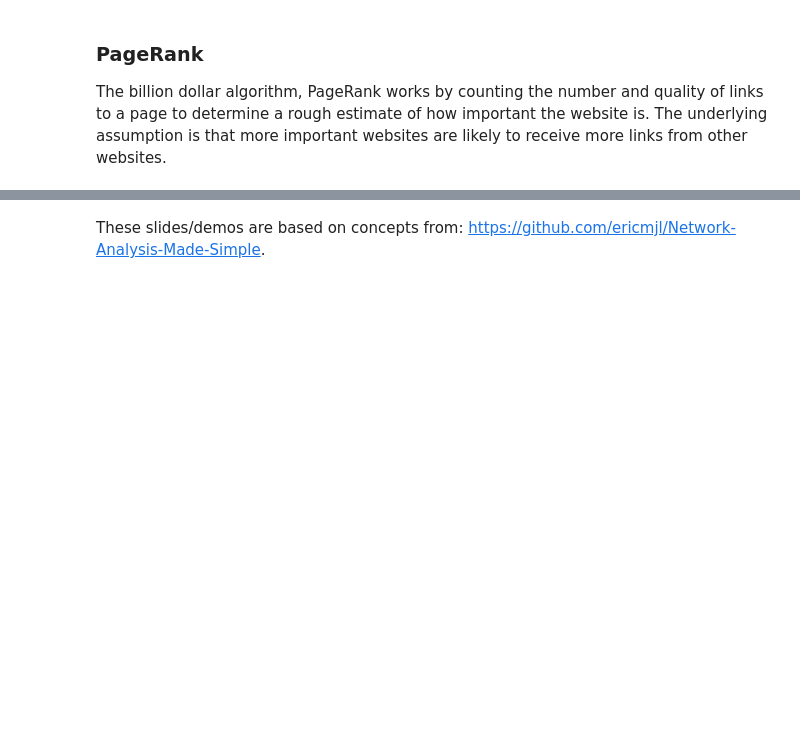
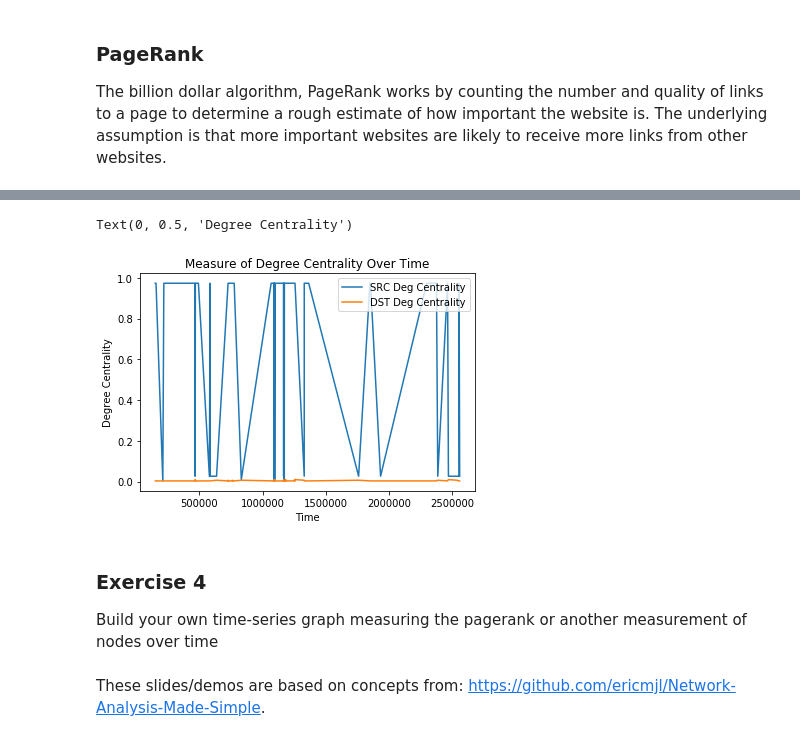
Before and after one commit to inp2/Security-Plus-Data-Science, a Jupyter notebook: Module_06/Module_06_03.ipynb, the cells around one changed output, grey strips where cells are left out. Saved outputs shown, nothing was run; the diff lists cells and outputs as text; code cells hidden in the pictures; blank space fills up the shorter version.

```diff
--- a/Module_06/Module_06_03.ipynb
+++ b/Module_06/Module_06_03.ipynb
@@ -305,2 +120,28 @@ sorted(nx.betweenness_centrality(G_book5).items(), key=lambda x:x[1], reverse=Tr
+# %%
+evol = nx.degree_centrality(G)
+def g_deg_cent(node):
+    for key, value in evol.items():
+        if key == node:
+            return value
+# %%
+df['src_cent'] = df['src'].apply(g_deg_cent)
+df['dst_cent'] = df['dst'].apply(g_deg_cent)
+# %%
+src = df['src_cent']
+dst = df['dst_cent']
+tm = df['time']
+plt.plot(tm, src)
+plt.plot(tm, dst)
+plt.legend(['SRC Deg Centrality', 'DST Deg Centrality'], loc='upper right')
+plt.title('Measure of Degree Centrality Over Time')
+plt.xlabel('Time')
+plt.ylabel('Degree Centrality')
+# %% [output]
+Text(0, 0.5, 'Degree Centrality')
+[figure, added]
+# %% [markdown]
+### Exercise 4
+
+Build your own time-series graph measuring the pagerank or another measurement of nodes over time
 # %% [markdown]
 These slides/demos are based on concepts from: https://github.com/ericmjl/Network-Analysis-Made-Simple.
```
Also changed, not shown: parts of 53 cells of this notebook, 7 other files.
